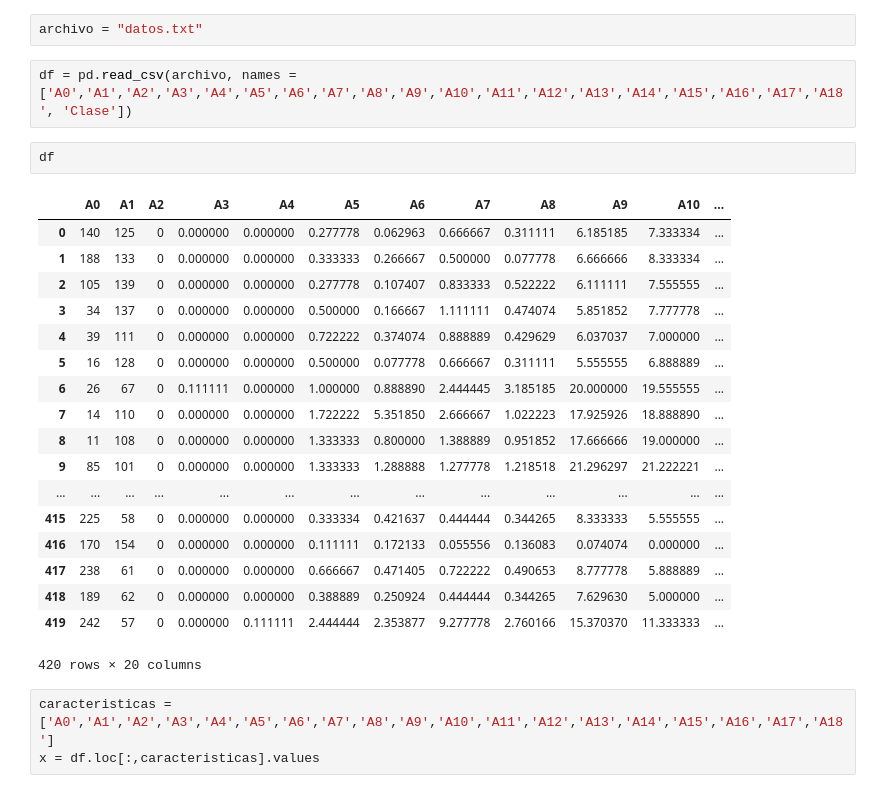
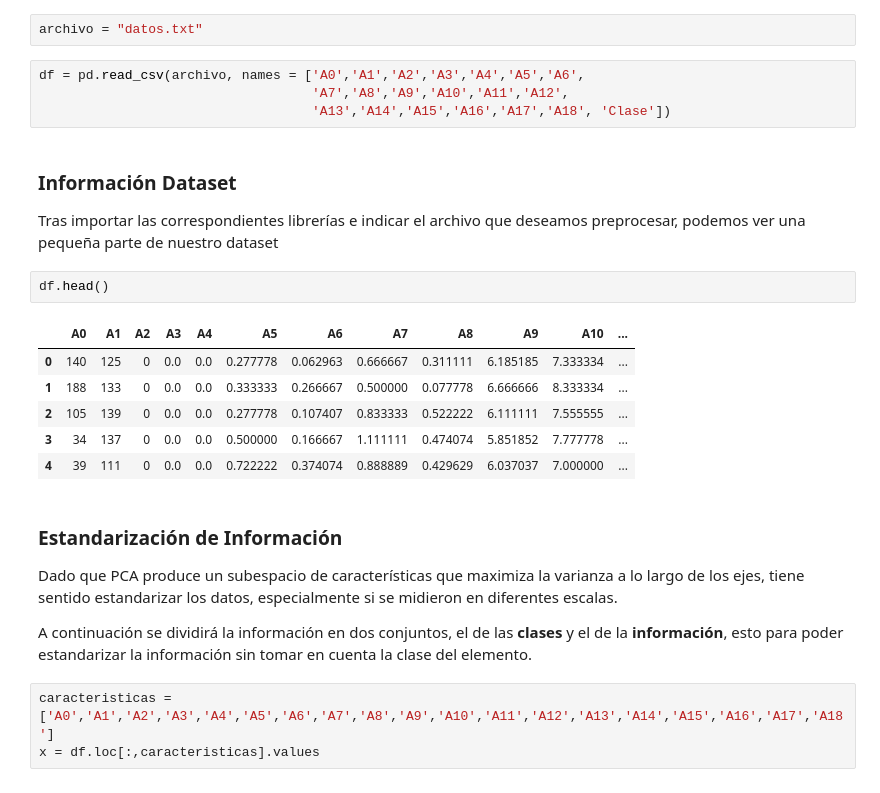
Before and after one commit to MrDanielG/Ensemble-Classifier, a Jupyter notebook: Proyecto Minería PCA.ipynb, the cells around one changed output. Drawn from its saved outputs; the diff is of its cells as text.

```diff
--- a/Proyecto Minería PCA.ipynb
+++ b/Proyecto Minería PCA.ipynb
@@ -34,28 +38,27 @@ from sklearn.preprocessing import StandardScaler
 # %%
 archivo = "datos.txt"
 # %%
-df = pd.read_csv(archivo, names = ['A0','A1','A2','A3','A4','A5','A6','A7','A8','A9','A10','A11','A12','A13','A14','A15','A16','A17','A18', 'Clase'])
+df = pd.read_csv(archivo, names = ['A0','A1','A2','A3','A4','A5','A6',
+                                   'A7','A8','A9','A10','A11','A12',
+                                   'A13','A14','A15','A16','A17','A18', 'Clase'])
+# %% [markdown]
+### Información Dataset
+Tras importar las correspondientes librerías e indicar el archivo que deseamos preprocesar, podemos ver una pequeña parte de nuestro dataset
 # %%
-df
+df.head()
 # %% [output]
 |  | A0 | A1 | A2 | A3 | A4 | A5 | A6 | A7 | A8 | A9 | A10 | ... |
-| 0 | 140 | 125 | 0 | 0.000000 | 0.000000 | 0.277778 | 0.062963 | 0.666667 | 0.311111 | 6.185185 | 7.333334 | ... |
-| 1 | 188 | 133 | 0 | 0.000000 | 0.000000 | 0.333333 | 0.266667 | 0.500000 | 0.077778 | 6.666666 | 8.333334 | ... |
-| 2 | 105 | 139 | 0 | 0.000000 | 0.000000 | 0.277778 | 0.107407 | 0.833333 | 0.522222 | 6.111111 | 7.555555 | ... |
-| 3 | 34 | 137 | 0 | 0.000000 | 0.000000 | 0.500000 | 0.166667 | 1.111111 | 0.474074 | 5.851852 | 7.777778 | ... |
-| 4 | 39 | 111 | 0 | 0.000000 | 0.000000 | 0.722222 | 0.374074 | 0.888889 | 0.429629 | 6.037037 | 7.000000 | ... |
-| 5 | 16 | 128 | 0 | 0.000000 | 0.000000 | 0.500000 | 0.077778 | 0.666667 | 0.311111 | 5.555555 | 6.888889 | ... |
-| 6 | 26 | 67 | 0 | 0.111111 | 0.000000 | 1.000000 | 0.888890 | 2.444445 | 3.185185 | 20.000000 | 19.555555 | ... |
-| 7 | 14 | 110 | 0 | 0.000000 | 0.000000 | 1.722222 | 5.351850 | 2.666667 | 1.022223 | 17.925926 | 18.888890 | ... |
-| 8 | 11 | 108 | 0 | 0.000000 | 0.000000 | 1.333333 | 0.800000 | 1.388889 | 0.951852 | 17.666666 | 19.000000 | ... |
-| 9 | 85 | 101 | 0 | 0.000000 | 0.000000 | 1.333333 | 1.288888 | 1.277778 | 1.218518 | 21.296297 | 21.222221 | ... |
-| ... | ... | ... | ... | ... | ... | ... | ... | ... | ... | ... | ... | ... |
-| 415 | 225 | 58 | 0 | 0.000000 | 0.000000 | 0.333334 | 0.421637 | 0.444444 | 0.344265 | 8.333333 | 5.555555 | ... |
-| 416 | 170 | 154 | 0 | 0.000000 | 0.000000 | 0.111111 | 0.172133 | 0.055556 | 0.136083 | 0.074074 | 0.000000 | ... |
-| 417 | 238 | 61 | 0 | 0.000000 | 0.000000 | 0.666667 | 0.471405 | 0.722222 | 0.490653 | 8.777778 | 5.888889 | ... |
-| 418 | 189 | 62 | 0 | 0.000000 | 0.000000 | 0.388889 | 0.250924 | 0.444444 | 0.344265 | 7.629630 | 5.000000 | ... |
-| 419 | 242 | 57 | 0 | 0.000000 | 0.111111 | 2.444444 | 2.353877 | 9.277778 | 2.760166 | 15.370370 | 11.333333 | ... |
+| 0 | 140 | 125 | 0 | 0.0 | 0.0 | 0.277778 | 0.062963 | 0.666667 | 0.311111 | 6.185185 | 7.333334 | ... |
+| 1 | 188 | 133 | 0 | 0.0 | 0.0 | 0.333333 | 0.266667 | 0.500000 | 0.077778 | 6.666666 | 8.333334 | ... |
+| 2 | 105 | 139 | 0 | 0.0 | 0.0 | 0.277778 | 0.107407 | 0.833333 | 0.522222 | 6.111111 | 7.555555 | ... |
+| 3 | 34 | 137 | 0 | 0.0 | 0.0 | 0.500000 | 0.166667 | 1.111111 | 0.474074 | 5.851852 | 7.777778 | ... |
+| 4 | 39 | 111 | 0 | 0.0 | 0.0 | 0.722222 | 0.374074 | 0.888889 | 0.429629 | 6.037037 | 7.000000 | ... |
-420 rows × 20 columns
+# %% [markdown]
+### Estandarización de Información
+
+Dado que PCA produce un subespacio de características que maximiza la varianza a lo largo de los ejes, tiene sentido estandarizar los datos, especialmente si se midieron en diferentes escalas.
+
+A continuación se dividirá la información en dos conjuntos, el de las **clases** y el de la **información**, esto para poder estandarizar la información sin tomar en cuenta la clase del elemento.
 # %%
 caracteristicas = ['A0','A1','A2','A3','A4','A5','A6','A7','A8','A9','A10','A11','A12','A13','A14','A15','A16','A17','A18']
 x = df.loc[:,caracteristicas].values
```
Also changed, not shown: parts of 18 cells of this notebook.
